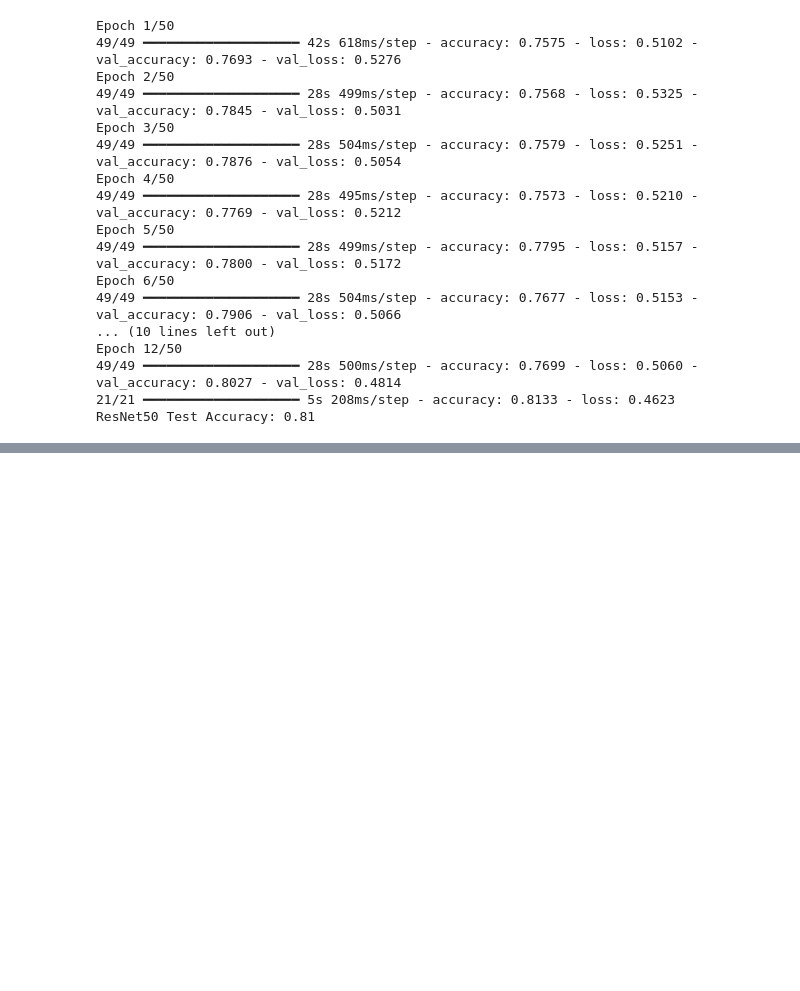
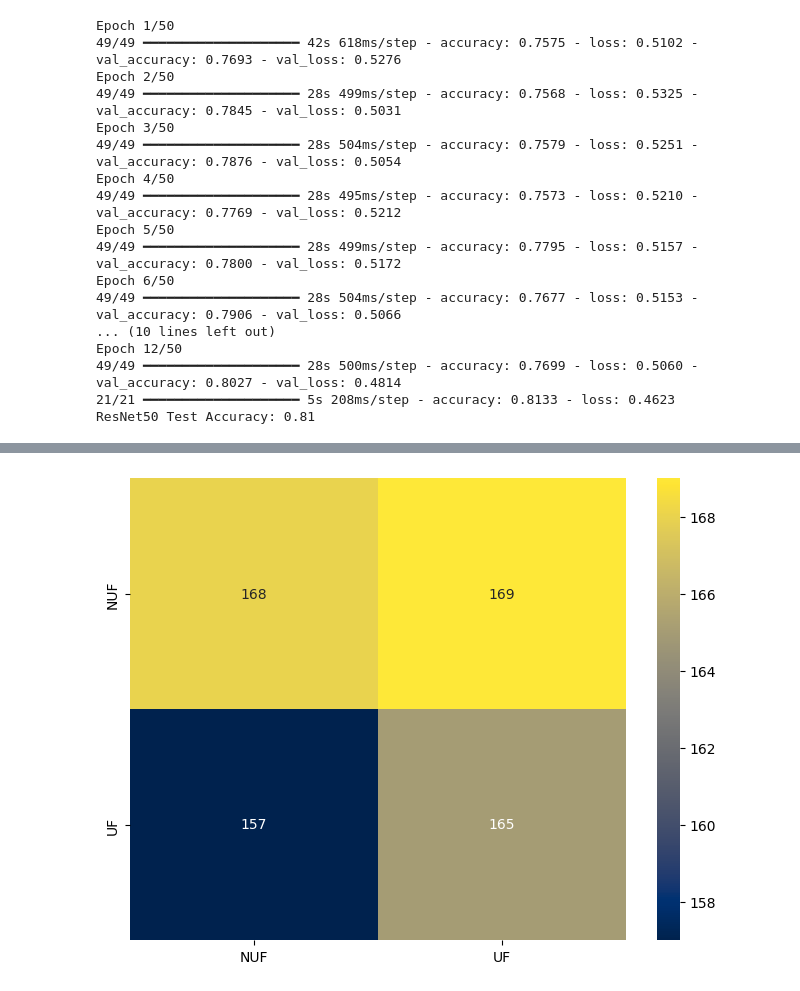
Before and after one commit to DrPaulaEkene/Binary_Classification_Of_Uterine-Myoma_ltrasound_Via_ResNet50_And_MobileNet, a Jupyter notebook: Final_Project_Uterine_Myoma_(Uterine_fibroids)_Ultrasound_image_classification_with_ResNet50_and_MobileNet.ipynb, the cells around one changed output, grey strips where cells are left out. Drawn from its saved outputs; the diff is of its cells as text; code cells hidden in the pictures; blank space fills up the shorter version.

Commit message:
Incorporating CDGAN to the Mobile Network

```diff
--- a/Final_Project_Uterine_Myoma_(Uterine_fibroids)_Ultrasound_image_classification_with_ResNet50_and_MobileNet.ipynb
+++ b/Final_Project_Uterine_Myoma_(Uterine_fibroids)_Ultrasound_image_classification_with_ResNet50_and_MobileNet.ipynb
@@ -1228,0 +1303,28 @@ ResNet50 Test Accuracy: 0.81
+# %%
+# Apply DCAN block on the MobileNetV3 base model
+dcan_output = DCAN_block(mobilenet_v3_base.output)
+
+# Global Average Pooling and Classification layers
+x = GlobalAveragePooling2D()(dcan_output)
+x = Dense(512, activation='relu')(x)
+x = Dropout(0.5)(x)
+x = Dense(1, activation='sigmoid')(x)
+
+# Create the final model
+model_with_dcan = Model(inputs=mobilenet_v3_base.input, outputs=x)
+
+# Compile the model
+model_with_dcan.compile(optimizer=Adam(learning_rate=0.0001), loss='binary_crossentropy', metrics=['accuracy'])
+
+# Callbacks
+early_stopping = EarlyStopping(monitor='val_loss', patience=5, restore_best_weights=True)
+reduce_lr = ReduceLROnPlateau(monitor='val_loss', factor=0.2, patience=3, min_lr=0.00001)
+checkpoint = ModelCheckpoint('best_mobilenet_dcan_model.keras', monitor='val_loss', save_best_only=True)
+# %%
+# Train the model
+history = model_with_dcan.fit(
+    train_generator,
+    epochs=50,
+    validation_data=test_generator,
+    callbacks=[early_stopping, reduce_lr, checkpoint]
+)
@@ -1228,0 +1474,4 @@ ResNet50 Test Accuracy: 0.81
+# %%
+evaluate_model(model_with_dcan, test_generator, ['NUF', 'UF'])
+plot_confusion_matrix(model_with_dcan, test_generator, ['NUF', 'UF'],title="MobileNet+GAN Confusion Matrix")
+# %% [output]
@@ -1228,0 +1495 @@ ResNet50 Test Accuracy: 0.81
+[figure, added]
```
Also changed, not shown: parts of 6 cells of this notebook.
